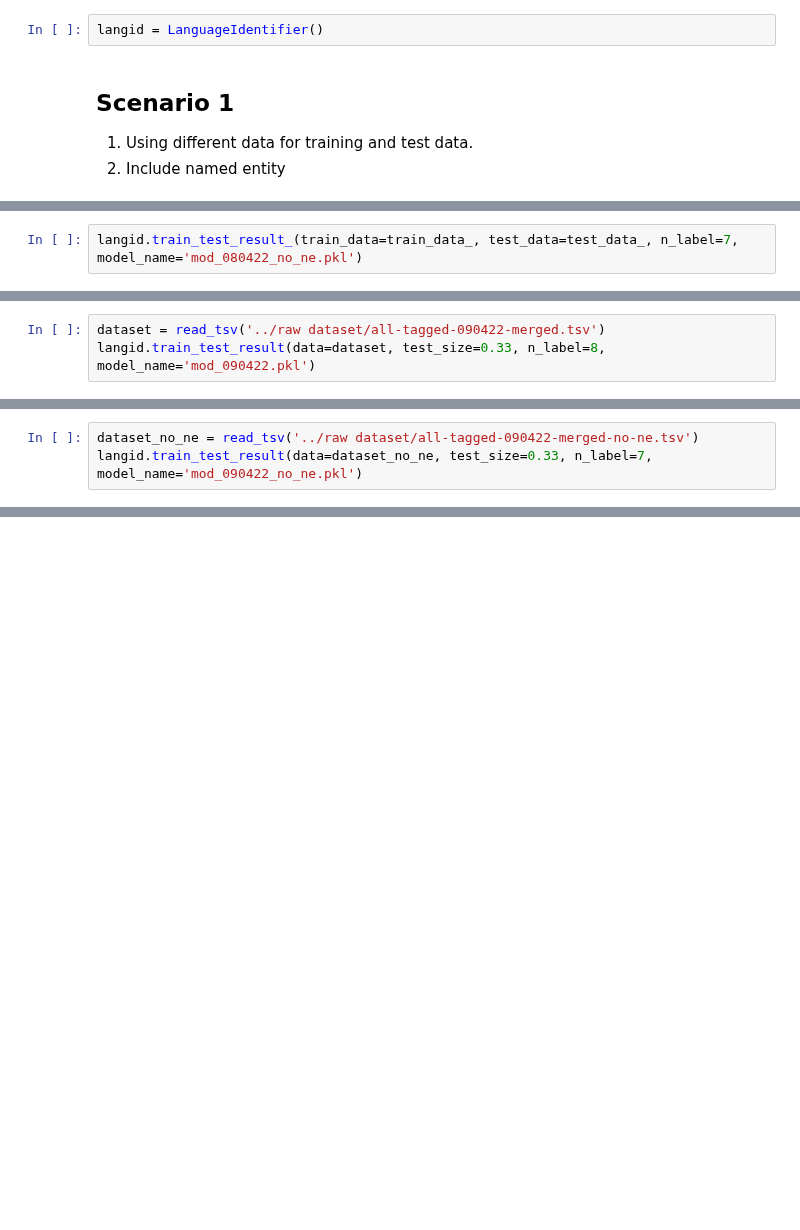
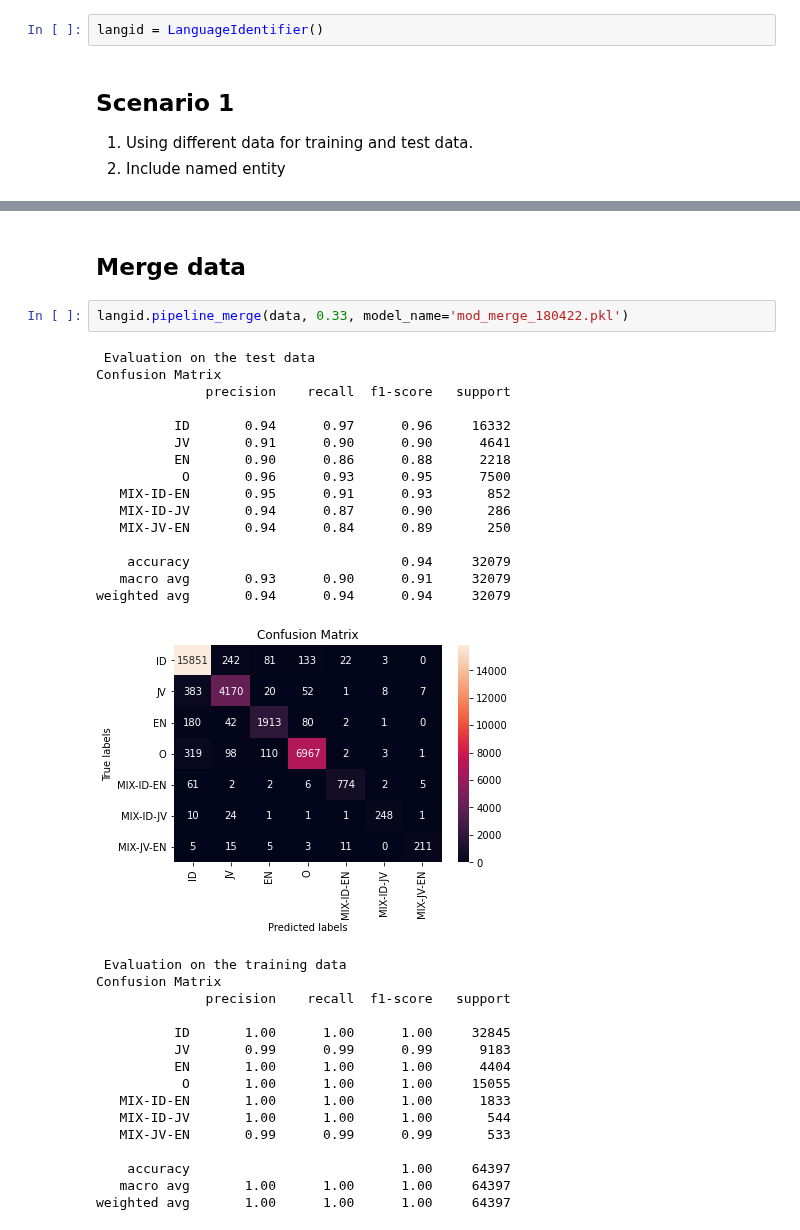
Before and after one commit to fathanick/Word-level-Indonesian-Javanese-English-code-mixed-language-identification, a Jupyter notebook: crf/langid_crf.ipynb, the cells around one changed output, grey strips where cells are left out. Saved outputs shown, nothing was run; the diff lists cells and outputs as text; blank space fills up the shorter version.

```diff
--- a/crf/langid_crf.ipynb
+++ b/crf/langid_crf.ipynb
@@ -83,2 +75,0 @@ test_data_ = read_tsv('../raw dataset/all-tagged-080422-test-no-ne.tsv')
-# %%
-langid.train_test_result_(train_data=train_data_, test_data=test_data_, n_label=7, model_name='mod_080422_no_ne.pkl')
@@ -141,3 +75,0 @@ JV         -> MIX-JV-EN  1.18940
-# %%
-dataset = read_tsv('../raw dataset/all-tagged-090422-merged.tsv')
-langid.train_test_result(data=dataset, test_size=0.33, n_label=8, model_name='mod_090422.pkl')
@@ -198,3 +75,0 @@ JV         -> JV         1.25530
-# %%
-dataset_no_ne = read_tsv('../raw dataset/all-tagged-090422-merged-no-ne.tsv')
-langid.train_test_result(data=dataset_no_ne, test_size=0.33, n_label=7, model_name='mod_090422_no_ne.pkl')
@@ -252,0 +76,36 @@ O          -> ID         0.67761
+# %% [markdown]
+## Merge data
+# %%
+langid.pipeline_merge(data, 0.33, model_name='mod_merge_180422.pkl')
+# %% [output]
+ Evaluation on the test data
+Confusion Matrix
+              precision    recall  f1-score   support
+
+          ID       0.94      0.97      0.96     16332
+          JV       0.91      0.90      0.90      4641
+          EN       0.90      0.86      0.88      2218
+           O       0.96      0.93      0.95      7500
+   MIX-ID-EN       0.95      0.91      0.93       852
+   MIX-ID-JV       0.94      0.87      0.90       286
+   MIX-JV-EN       0.94      0.84      0.89       250
+
+    accuracy                           0.94     32079
+   macro avg       0.93      0.90      0.91     32079
+weighted avg       0.94      0.94      0.94     32079
+[figure, added]
+ Evaluation on the training data
+Confusion Matrix
+              precision    recall  f1-score   support
+
+          ID       1.00      1.00      1.00     32845
+          JV       0.99      0.99      0.99      9183
+          EN       1.00      1.00      1.00      4404
+           O       1.00      1.00      1.00     15055
+   MIX-ID-EN       1.00      1.00      1.00      1833
+   MIX-ID-JV       1.00      1.00      1.00       544
+   MIX-JV-EN       0.99      0.99      0.99       533
+
+    accuracy                           1.00     64397
+   macro avg       1.00      1.00      1.00     64397
+weighted avg       1.00      1.00      1.00     64397
```
Also changed, not shown: parts of 11 cells of this notebook, 23 other files.
